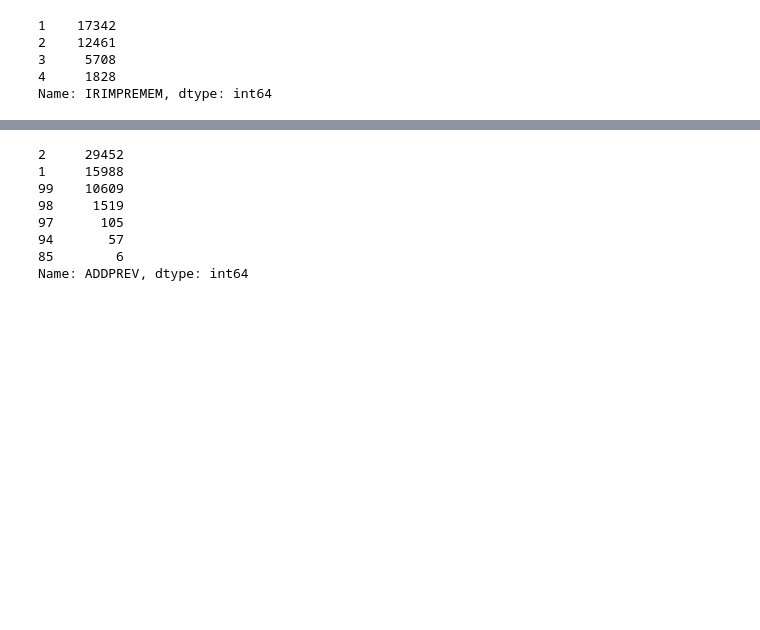
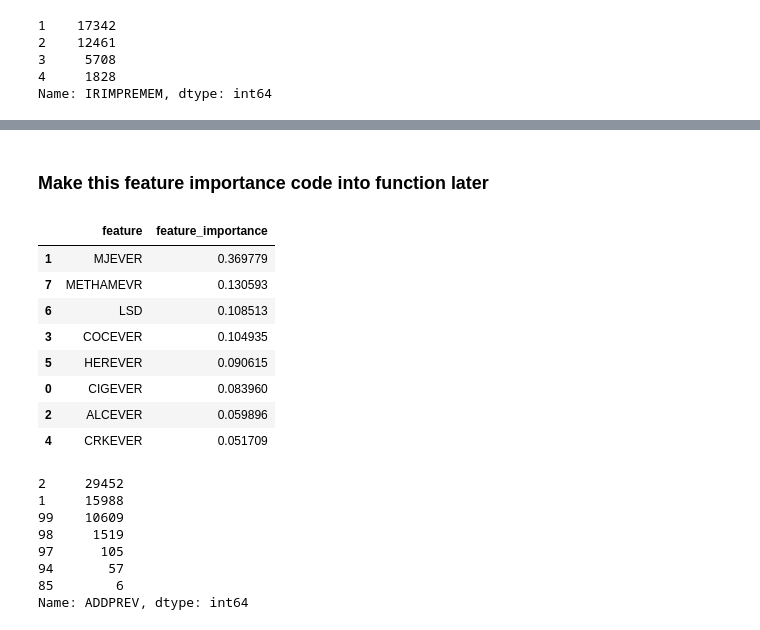
Before and after one commit to melissaprax/substance-use-mental-illness-analysis, a Jupyter notebook: fresh_look.ipynb, the cells around one changed output, grey strips where cells are left out. Saved outputs shown, nothing was run; the diff lists cells and outputs as text; code cells hidden in the pictures; blank space fills up the shorter version.

```diff
--- a/fresh_look.ipynb
+++ b/fresh_look.ipynb
@@ -76,7 +76,7 @@ from sklearn.model_selection import train_test_split
 from sklearn.metrics import balanced_accuracy_score, confusion_matrix, classification_report
 
 # Instantiate the classifier
-rfc = RandomForestClassifier(n_estimators=100, random_state=42)
+rfc = RandomForestClassifier(n_estimators=150, random_state=42)
 
 # Define X and y
 X = memory_df.drop(columns=['IRIMPREMEM'])
@@ -101,3 +118,28 @@ roc_auc_score(y_test, y_pred_prob, multi_class='ovr') # 'ovr' stands for 'one-vs
+# %% [markdown]
+### Make this feature importance code into function later
+# %%
+# Create feature importance dataframe to analyze the importance of each feature
+fi_values = rfc.feature_importances_
+features = X_train.columns
+
+# Create dataframe
+feature_importance_df = pd.DataFrame({"feature": features, "feature_importance": fi_values})
+
+# Sort in descending order
+feature_importance_df = feature_importance_df.sort_values(by="feature_importance", ascending = False)
+
+# View dataframe
+feature_importance_df
+# %% [output]
+|  | feature | feature_importance |
+| 1 | MJEVER | 0.369779 |
+| 7 | METHAMEVR | 0.130593 |
+| 6 | LSD | 0.108513 |
+| 3 | COCEVER | 0.104935 |
+| 5 | HEREVER | 0.090615 |
+| 0 | CIGEVER | 0.083960 |
+| 2 | ALCEVER | 0.059896 |
+| 4 | CRKEVER | 0.051709 |
 # %%
 df.ADDPREV.value_counts()
 # %% [output]
```
Also changed, not shown: parts of 13 cells of this notebook.
